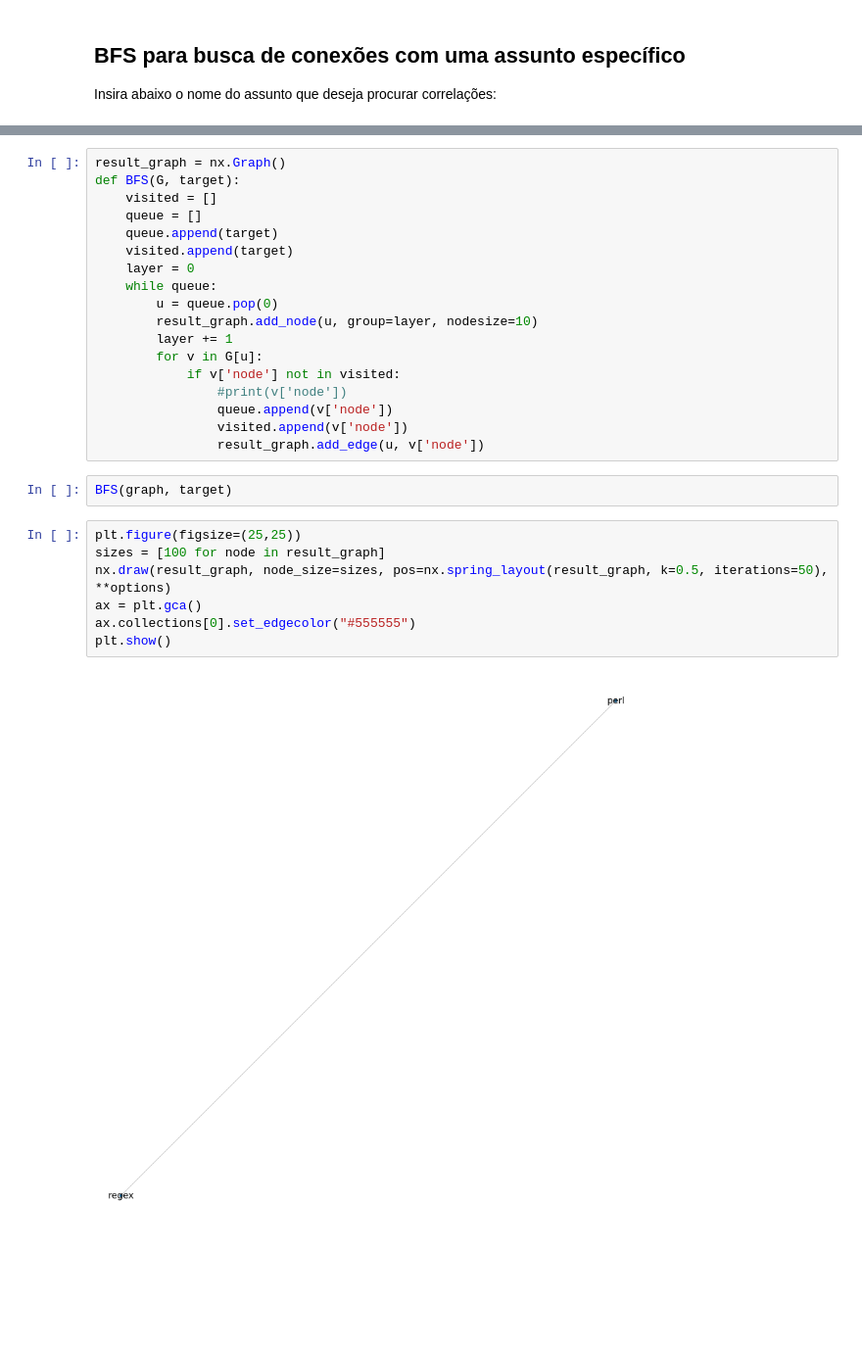
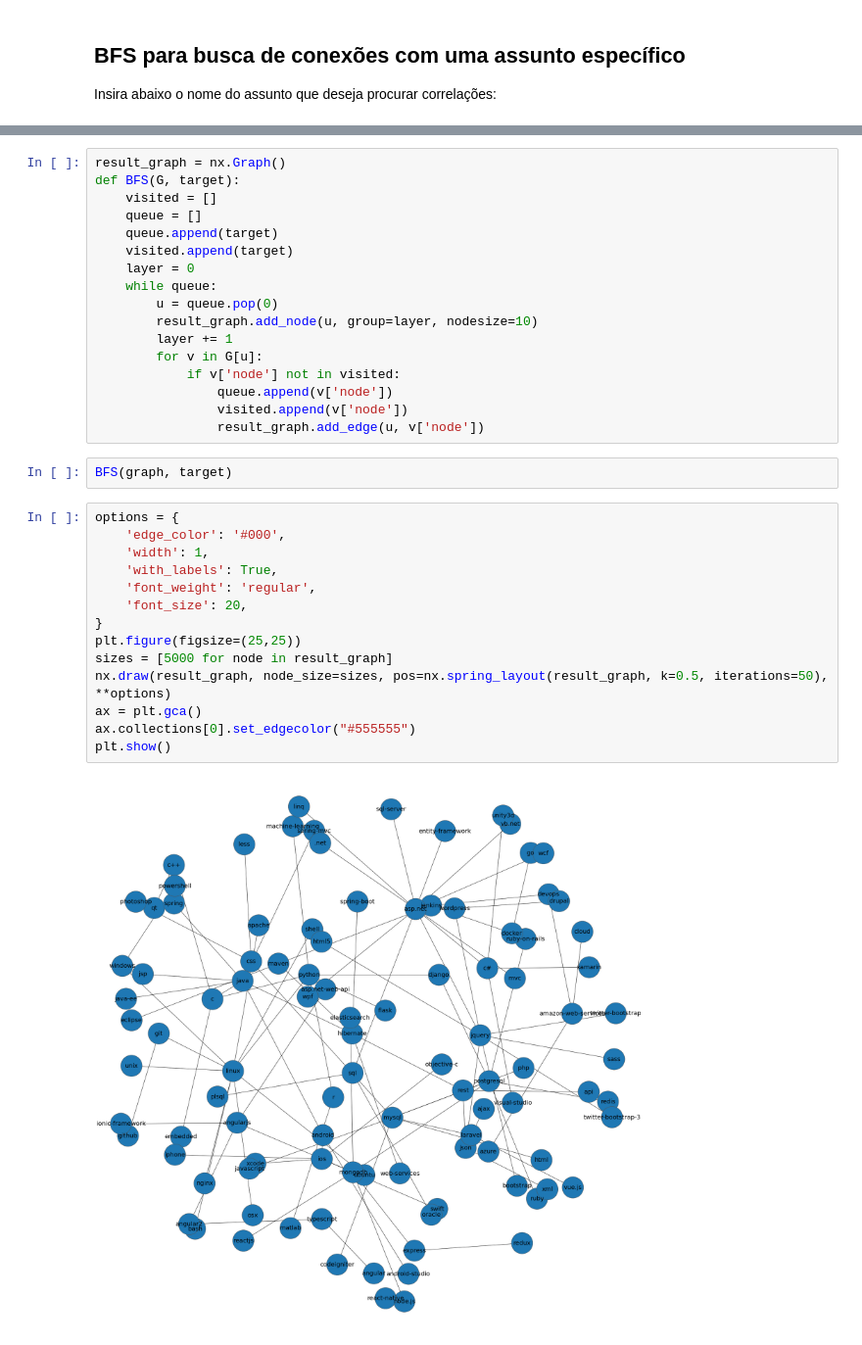
Before and after one commit to projeto-de-algoritmos/Grafos1_StackOverflowNetwork, a Jupyter notebook: notebooks/StackOverflowNetwork.ipynb, the cells around one changed output, grey strips where cells are left out. Shown at 98% size. Cells and saved outputs as stored; diff of their text form; blank space fills up the shorter version.

```diff
--- a/notebooks/StackOverflowNetwork.ipynb
+++ b/notebooks/StackOverflowNetwork.ipynb
@@ -88,18 +88,24 @@ def BFS(G, target):
         layer += 1
         for v in G[u]:
             if v['node'] not in visited:
-                #print(v['node'])
                 queue.append(v['node'])
                 visited.append(v['node'])
                 result_graph.add_edge(u, v['node'])
 # %%
 BFS(graph, target)
 # %%
+options = {
+    'edge_color': '#000',
+    'width': 1,
+    'with_labels': True,
+    'font_weight': 'regular',
+    'font_size': 20,
+}
 plt.figure(figsize=(25,25))
-sizes = [100 for node in result_graph]
+sizes = [5000 for node in result_graph]
 nx.draw(result_graph, node_size=sizes, pos=nx.spring_layout(result_graph, k=0.5, iterations=50), **options)
 ax = plt.gca()
 ax.collections[0].set_edgecolor("#555555")
 plt.show()
 # %% [output]
-[figure, old version]
+[figure, new version]
```
Also changed, not shown: parts of 3 cells of this notebook, 4 other files.
